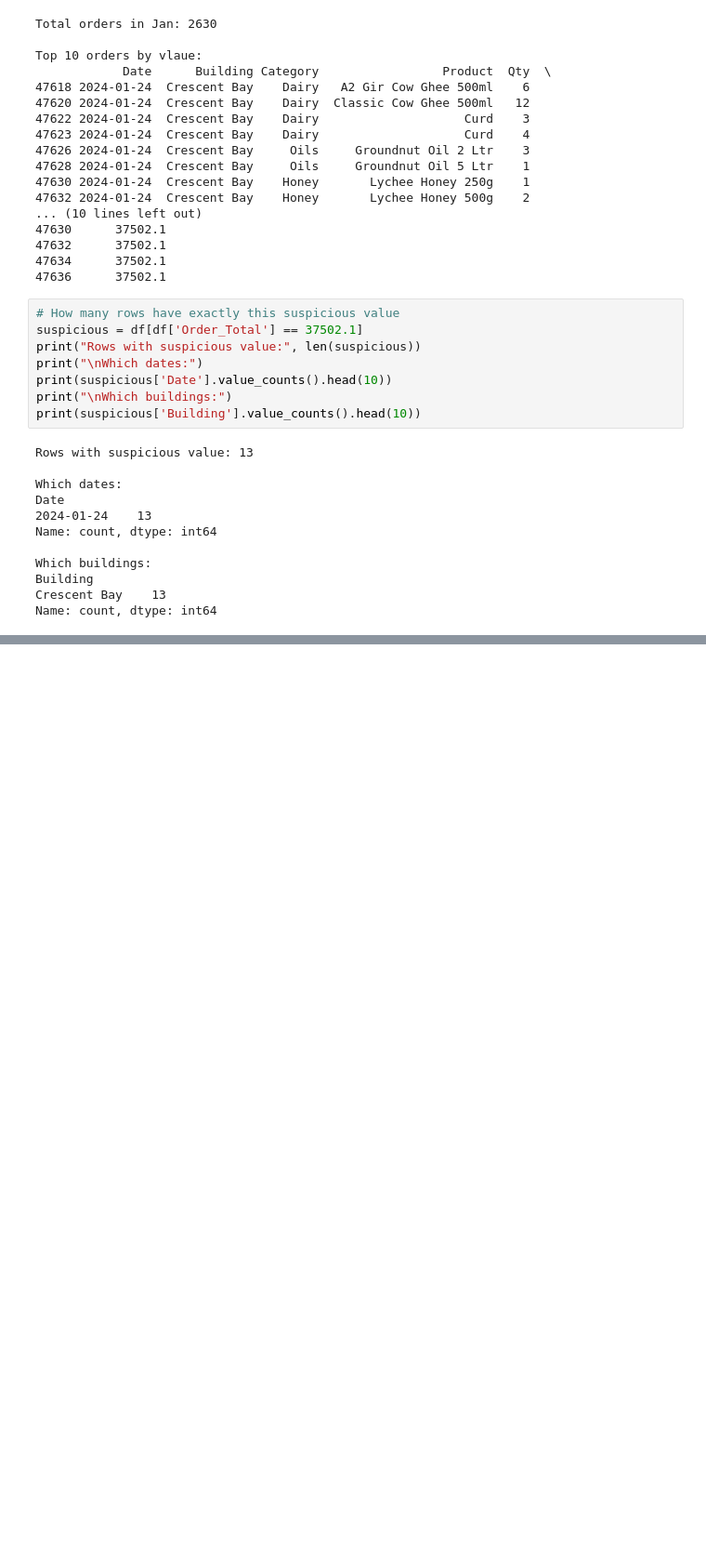
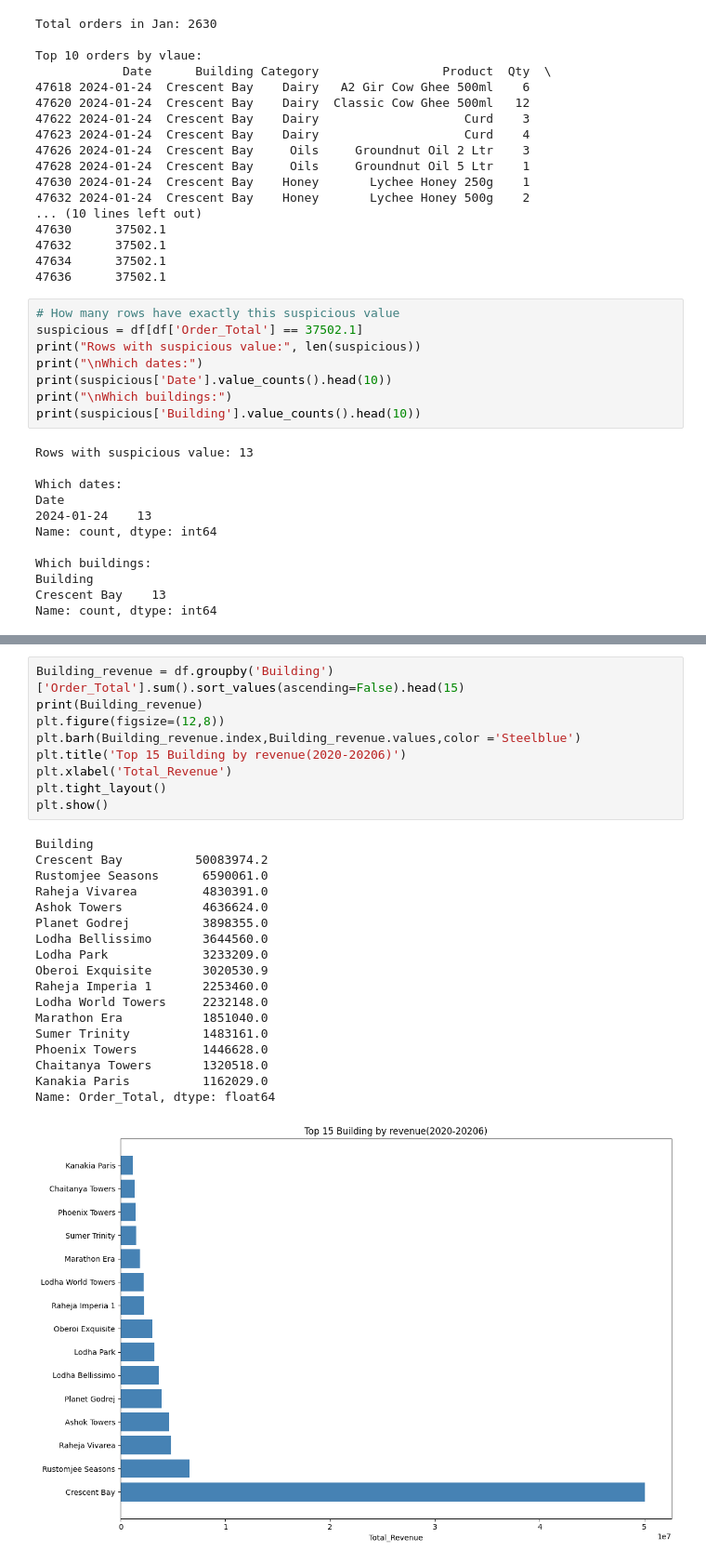
Before and after one commit to AstralDataScience/talegaon-farms-sales-analysis, a Jupyter notebook: Untitled.ipynb, the cells around one changed output, grey strips where cells are left out. Shown at 93% size. Saved outputs shown, nothing was run; the diff lists cells and outputs as text; blank space fills up the shorter version.

```diff
--- a/Untitled.ipynb
+++ b/Untitled.ipynb
@@ -205,0 +224,28 @@ Name: count, dtype: int64
+# %%
+Building_revenue = df.groupby('Building')['Order_Total'].sum().sort_values(ascending=False).head(15)
+print(Building_revenue)
+plt.figure(figsize=(12,8))
+plt.barh(Building_revenue.index,Building_revenue.values,color ='Steelblue')
+plt.title('Top 15 Building by revenue(2020-20206)')
+plt.xlabel('Total_Revenue')
+plt.tight_layout()
+plt.show()
+# %% [output]
+Building
+Crescent Bay          50083974.2
+Rustomjee Seasons      6590061.0
+Raheja Vivarea         4830391.0
+Ashok Towers           4636624.0
+Planet Godrej          3898355.0
+Lodha Bellissimo       3644560.0
+Lodha Park             3233209.0
+Oberoi Exquisite       3020530.9
+Raheja Imperia 1       2253460.0
+Lodha World Towers     2232148.0
+Marathon Era           1851040.0
+Sumer Trinity          1483161.0
+Phoenix Towers         1446628.0
+Chaitanya Towers       1320518.0
+Kanakia Paris          1162029.0
+Name: Order_Total, dtype: float64
+[figure, added]
```
Also changed, not shown: parts of 11 cells of this notebook.
